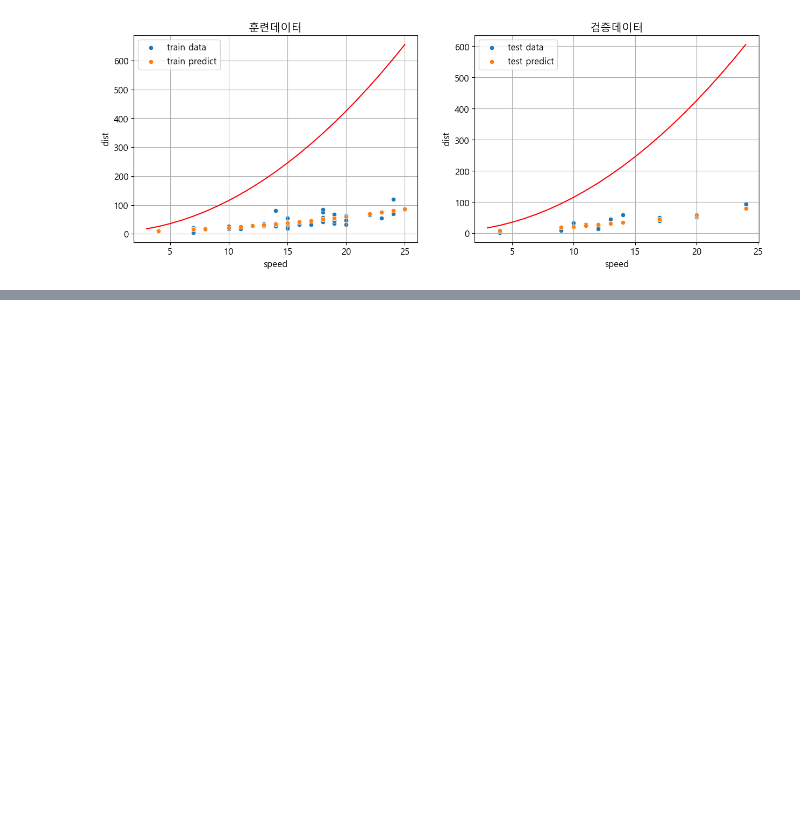
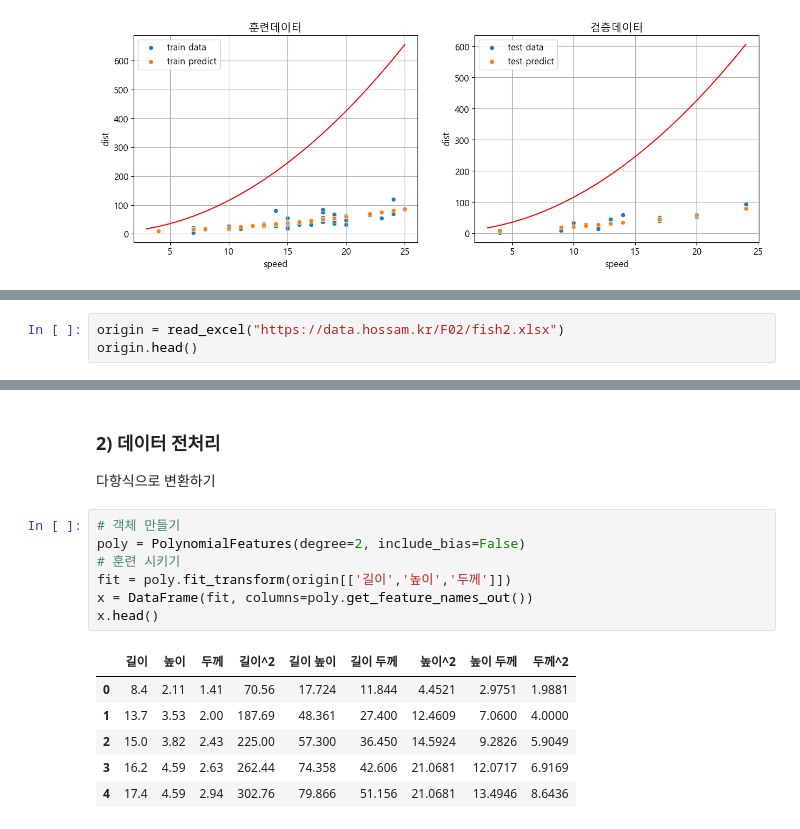
Before and after one commit to Jeeunun/Data_analysis_education_Closed, a Jupyter notebook: data_analysis/F.데이터_마이닝/02_Sklearn/04.지도학습(3)_다항회귀.ipynb, the cells around one changed output, grey strips where cells are left out. Cells and saved outputs as stored; diff of their text form; blank space fills up the shorter version.

```diff
--- a/data_analysis/F.데이터_마이닝/02_Sklearn/04.지도학습(3)_다항회귀.ipynb
+++ b/data_analysis/F.데이터_마이닝/02_Sklearn/04.지도학습(3)_다항회귀.ipynb
@@ -248,0 +253,3 @@ plt.close()
+# %%
+origin = read_excel("https://data.hossam.kr/F02/fish2.xlsx")
+origin.head()
@@ -248,0 +263,18 @@ plt.close()
+# %% [markdown]
+### 2) 데이터 전처리
+
+다항식으로 변환하기
+# %%
+# 객체 만들기
+poly = PolynomialFeatures(degree=2, include_bias=False)
+# 훈련 시키기
+fit = poly.fit_transform(origin[['길이','높이','두께']])
+x = DataFrame(fit, columns=poly.get_feature_names_out())
+x.head()
+# %% [output]
+|  | 길이 | 높이 | 두께 | 길이^2 | 길이 높이 | 길이 두께 | 높이^2 | 높이 두께 | 두께^2 |
+| 0 | 8.4 | 2.11 | 1.41 | 70.56 | 17.724 | 11.844 | 4.4521 | 2.9751 | 1.9881 |
+| 1 | 13.7 | 3.53 | 2.00 | 187.69 | 48.361 | 27.400 | 12.4609 | 7.0600 | 4.0000 |
+| 2 | 15.0 | 3.82 | 2.43 | 225.00 | 57.300 | 36.450 | 14.5924 | 9.2826 | 5.9049 |
+| 3 | 16.2 | 4.59 | 2.63 | 262.44 | 74.358 | 42.606 | 21.0681 | 12.0717 | 6.9169 |
+| 4 | 17.4 | 4.59 | 2.94 | 302.76 | 79.866 | 51.156 | 21.0681 | 13.4946 | 8.6436 |
```
Also changed, not shown: parts of 19 cells of this notebook, 1 other file.
